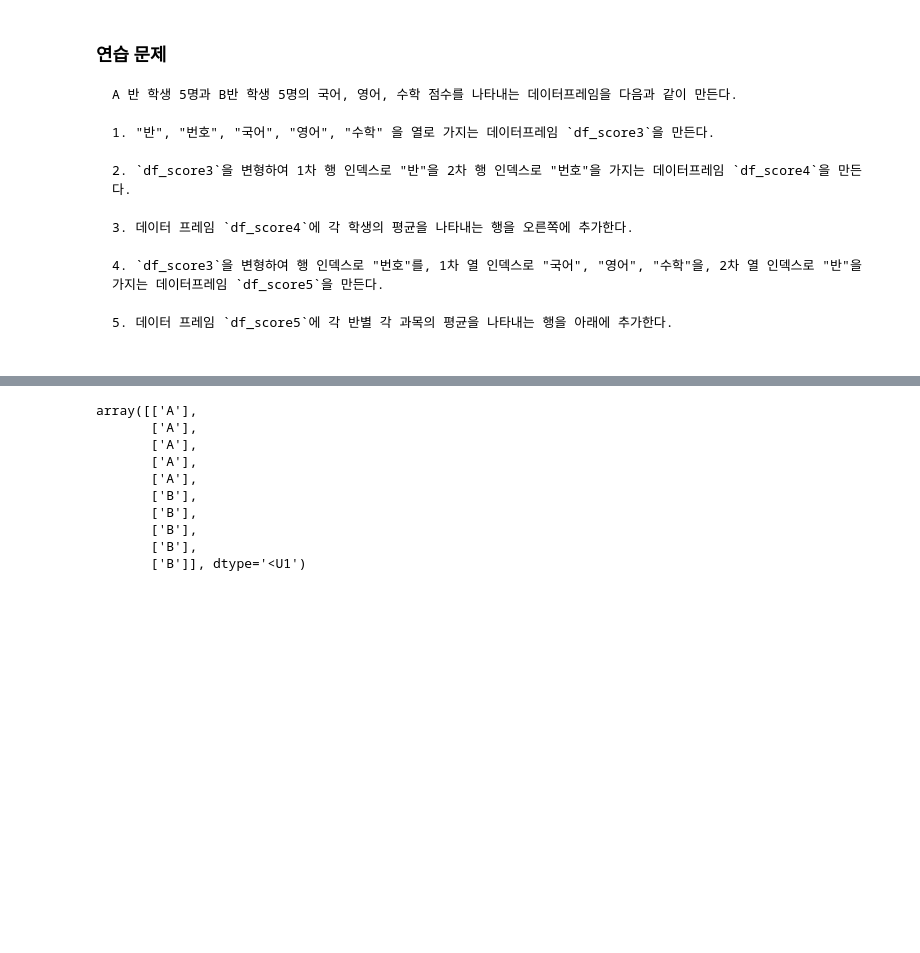
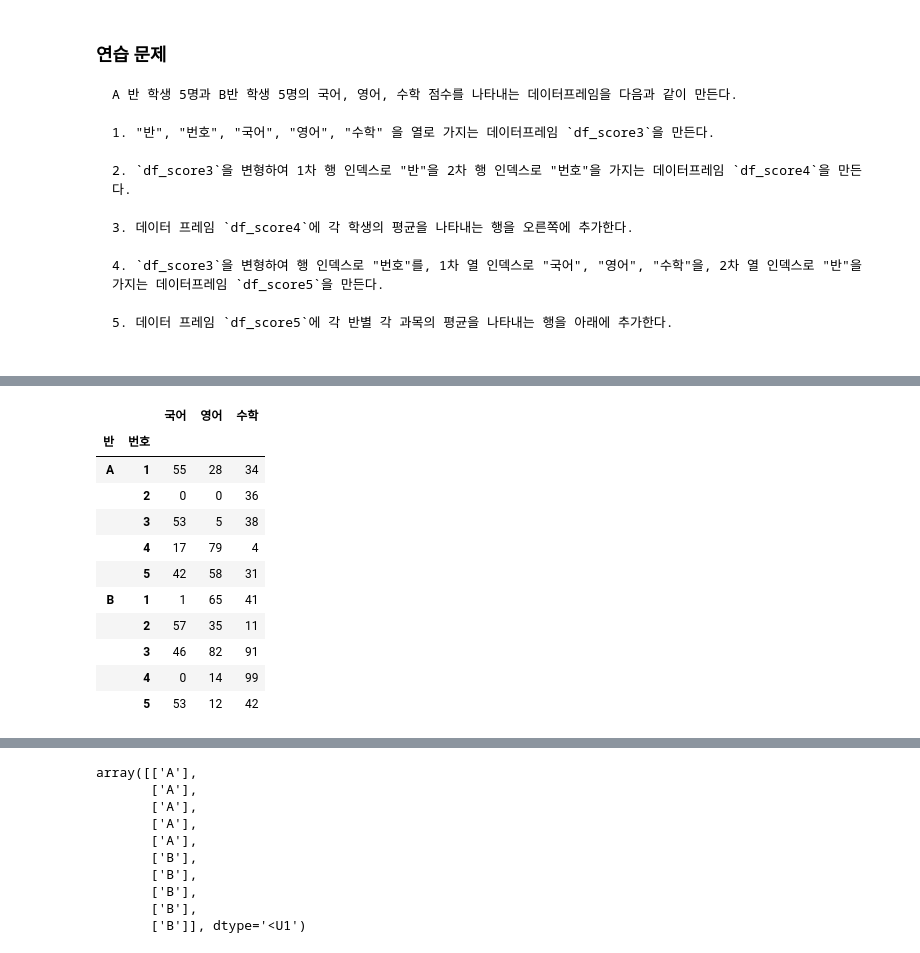
Before and after one commit to ddonghub/WASSUP2, a Jupyter notebook: data_processing/03.05_Pandas 데이터프레임 인덱스 조작.ipynb, the cells around one changed output, grey strips where cells are left out. Cells and saved outputs as stored; diff of their text form; code cells hidden in the pictures; blank space fills up the shorter version.

```diff
--- a/data_processing/03.05_Pandas 데이터프레임 인덱스 조작.ipynb
+++ b/data_processing/03.05_Pandas 데이터프레임 인덱스 조작.ipynb
@@ -663,0 +751,16 @@ A 반 학생 5명과 B반 학생 5명의 국어, 영어, 수학 점수를 나타
+# %%
+df_score4 = df_score3.set_index(['반', '번호'])
+df_score4
+# %% [output]
+|  |  | 국어 | 영어 | 수학 |
+| 반 | 번호 |  |  |  |
+| A | 1 | 55 | 28 | 34 |
+|  | 2 | 0 | 0 | 36 |
+|  | 3 | 53 | 5 | 38 |
+|  | 4 | 17 | 79 | 4 |
+|  | 5 | 42 | 58 | 31 |
+| B | 1 | 1 | 65 | 41 |
+|  | 2 | 57 | 35 | 11 |
+|  | 3 | 46 | 82 | 91 |
+|  | 4 | 0 | 14 | 99 |
+|  | 5 | 53 | 12 | 42 |
```
Also changed, not shown: parts of 12 cells of this notebook, 10 other files.
